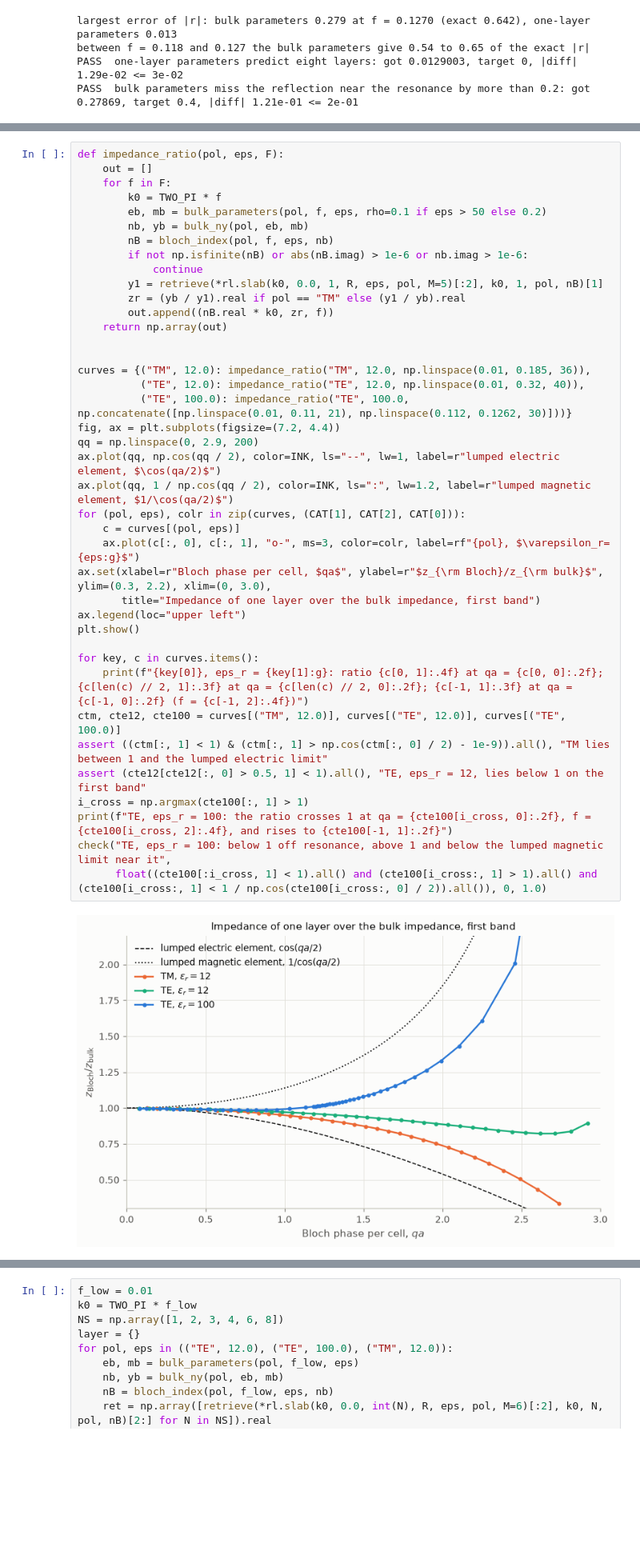
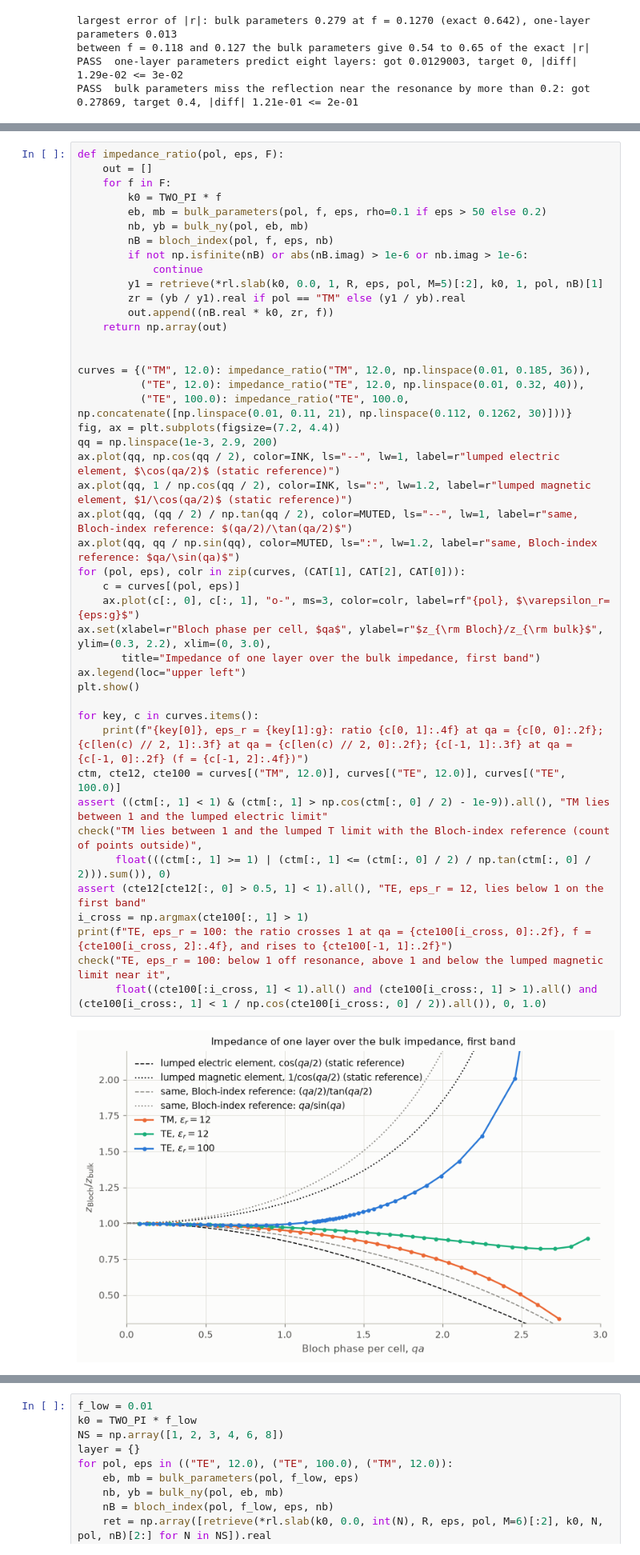
Before and after one commit to mengrenman/photonics-deep-learning, a Jupyter notebook: notebooks/spatial_dispersion/04_interfaces_and_retrieval.ipynb, the cells around one changed output, grey strips where cells are left out. Shown at 80% size. Drawn from its saved outputs; the diff is of its cells as text; blank space fills up the shorter version.

```diff
--- a/notebooks/spatial_dispersion/04_interfaces_and_retrieval.ipynb
+++ b/notebooks/spatial_dispersion/04_interfaces_and_retrieval.ipynb
@@ -385,37 +390,41 @@ def impedance_ratio(pol, eps, F):
         if not np.isfinite(nB) or abs(nB.imag) > 1e-6 or nb.imag > 1e-6:
             continue
         y1 = retrieve(*rl.slab(k0, 0.0, 1, R, eps, pol, M=5)[:2], k0, 1, pol, nB)[1]
         zr = (yb / y1).real if pol == "TM" else (y1 / yb).real
         out.append((nB.real * k0, zr, f))
     return np.array(out)
 
 
 curves = {("TM", 12.0): impedance_ratio("TM", 12.0, np.linspace(0.01, 0.185, 36)),
           ("TE", 12.0): impedance_ratio("TE", 12.0, np.linspace(0.01, 0.32, 40)),
           ("TE", 100.0): impedance_ratio("TE", 100.0, np.concatenate([np.linspace(0.01, 0.11, 21), np.linspace(0.112, 0.1262, 30)]))}
 fig, ax = plt.subplots(figsize=(7.2, 4.4))
-qq = np.linspace(0, 2.9, 200)
-ax.plot(qq, np.cos(qq / 2), color=INK, ls="--", lw=1, label=r"lumped electric element, $\cos(qa/2)$")
-ax.plot(qq, 1 / np.cos(qq / 2), color=INK, ls=":", lw=1.2, label=r"lumped magnetic element, $1/\cos(qa/2)$")
+qq = np.linspace(1e-3, 2.9, 200)
+ax.plot(qq, np.cos(qq / 2), color=INK, ls="--", lw=1, label=r"lumped electric element, $\cos(qa/2)$ (static reference)")
+ax.plot(qq, 1 / np.cos(qq / 2), color=INK, ls=":", lw=1.2, label=r"lumped magnetic element, $1/\cos(qa/2)$ (static reference)")
+ax.plot(qq, (qq / 2) / np.tan(qq / 2), color=MUTED, ls="--", lw=1, label=r"same, Bloch-index reference: $(qa/2)/\tan(qa/2)$")
+ax.plot(qq, qq / np.sin(qq), color=MUTED, ls=":", lw=1.2, label=r"same, Bloch-index reference: $qa/\sin(qa)$")
 for (pol, eps), colr in zip(curves, (CAT[1], CAT[2], CAT[0])):
     c = curves[(pol, eps)]
     ax.plot(c[:, 0], c[:, 1], "o-", ms=3, color=colr, label=rf"{pol}, $\varepsilon_r={eps:g}$")
 ax.set(xlabel=r"Bloch phase per cell, $qa$", ylabel=r"$z_{\rm Bloch}/z_{\rm bulk}$", ylim=(0.3, 2.2), xlim=(0, 3.0),
        title="Impedance of one layer over the bulk impedance, first band")
 ax.legend(loc="upper left")
 plt.show()
 
 for key, c in curves.items():
     print(f"{key[0]}, eps_r = {key[1]:g}: ratio {c[0, 1]:.4f} at qa = {c[0, 0]:.2f}; {c[len(c) // 2, 1]:.3f} at qa = {c[len(c) // 2, 0]:.2f}; {c[-1, 1]:.3f} at qa = {c[-1, 0]:.2f} (f = {c[-1, 2]:.4f})")
 ctm, cte12, cte100 = curves[("TM", 12.0)], curves[("TE", 12.0)], curves[("TE", 100.0)]
 assert ((ctm[:, 1] < 1) & (ctm[:, 1] > np.cos(ctm[:, 0] / 2) - 1e-9)).all(), "TM lies between 1 and the lumped electric limit"
+check("TM lies between 1 and the lumped T limit with the Bloch-index reference (count of points outside)",
+      float(((ctm[:, 1] >= 1) | (ctm[:, 1] <= (ctm[:, 0] / 2) / np.tan(ctm[:, 0] / 2))).sum()), 0)
 assert (cte12[cte12[:, 0] > 0.5, 1] < 1).all(), "TE, eps_r = 12, lies below 1 on the first band"
 i_cross = np.argmax(cte100[:, 1] > 1)
 print(f"TE, eps_r = 100: the ratio crosses 1 at qa = {cte100[i_cross, 0]:.2f}, f = {cte100[i_cross, 2]:.4f}, and rises to {cte100[-1, 1]:.2f}")
 check("TE, eps_r = 100: below 1 off resonance, above 1 and below the lumped magnetic limit near it",
       float((cte100[:i_cross, 1] < 1).all() and (cte100[i_cross:, 1] > 1).all() and (cte100[i_cross:, 1] < 1 / np.cos(cte100[i_cross:, 0] / 2)).all()), 0, 1.0)
 # %% [output]
-[figure, old version]
+[figure, new version]
 TM, eps_r = 12: ratio 0.9993 at qa = 0.13; 0.910 at qa = 1.30; 0.335 at qa = 2.74 (f = 0.1850)
 TE, eps_r = 12: ratio 0.9971 at qa = 0.08; 0.946 at qa = 1.39; 0.896 at qa = 2.92 (f = 0.3200)
 TE, eps_r = 100: ratio 0.9961 at qa = 0.08; 1.019 at qa = 1.24; 4.605 at qa = 2.86 (f = 0.1262)
```
Also changed, not shown: parts of 9 cells of this notebook, 18 other files.
